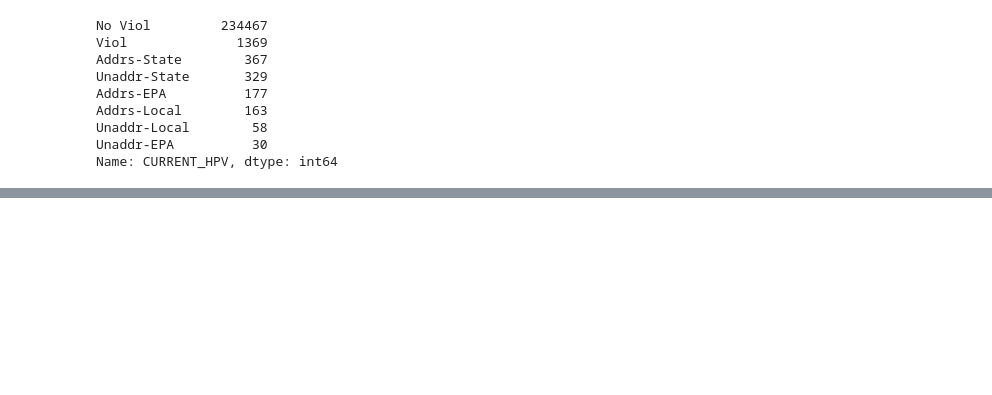
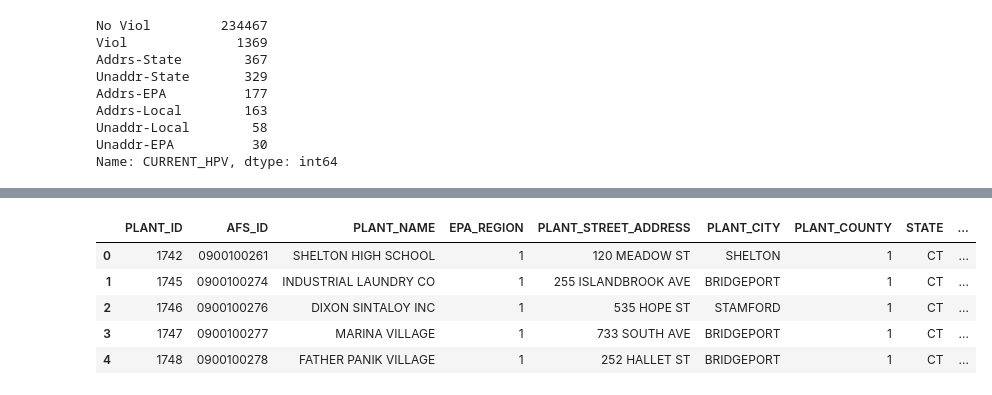
Before and after one commit to Aycrazy/ML_Project, a Jupyter notebook: ICIS_explore_2.ipynb, the cells around one changed output, grey strips where cells are left out. Cells and saved outputs as stored; diff of their text form; code cells hidden in the pictures; blank space fills up the shorter version.

```diff
--- a/ICIS_explore_2.ipynb
+++ b/ICIS_explore_2.ipynb
@@ -480,0 +559,9 @@ Name: CURRENT_HPV, dtype: int64
+# %%
+afs_facilities.head()
+# %% [output]
+|  | PLANT_ID | AFS_ID | PLANT_NAME | EPA_REGION | PLANT_STREET_ADDRESS | PLANT_CITY | PLANT_COUNTY | STATE | ... |
+| 0 | 1742 | 0900100261 | SHELTON HIGH SCHOOL | 1 | 120 MEADOW ST | SHELTON | 1 | CT | ... |
+| 1 | 1745 | 0900100274 | INDUSTRIAL LAUNDRY CO | 1 | 255 ISLANDBROOK AVE | BRIDGEPORT | 1 | CT | ... |
+| 2 | 1746 | 0900100276 | DIXON SINTALOY INC | 1 | 535 HOPE ST | STAMFORD | 1 | CT | ... |
+| 3 | 1747 | 0900100277 | MARINA VILLAGE | 1 | 733 SOUTH AVE | BRIDGEPORT | 1 | CT | ... |
+| 4 | 1748 | 0900100278 | FATHER PANIK VILLAGE | 1 | 252 HALLET ST | BRIDGEPORT | 1 | CT | ... |
```
Also changed, not shown: parts of 13 cells of this notebook.
